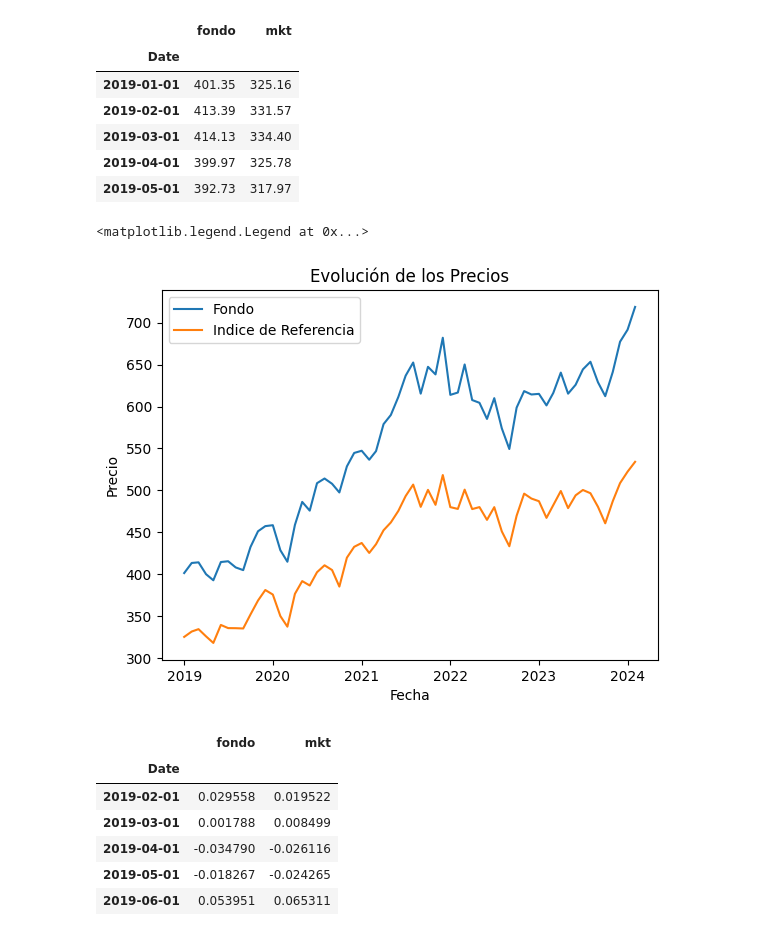
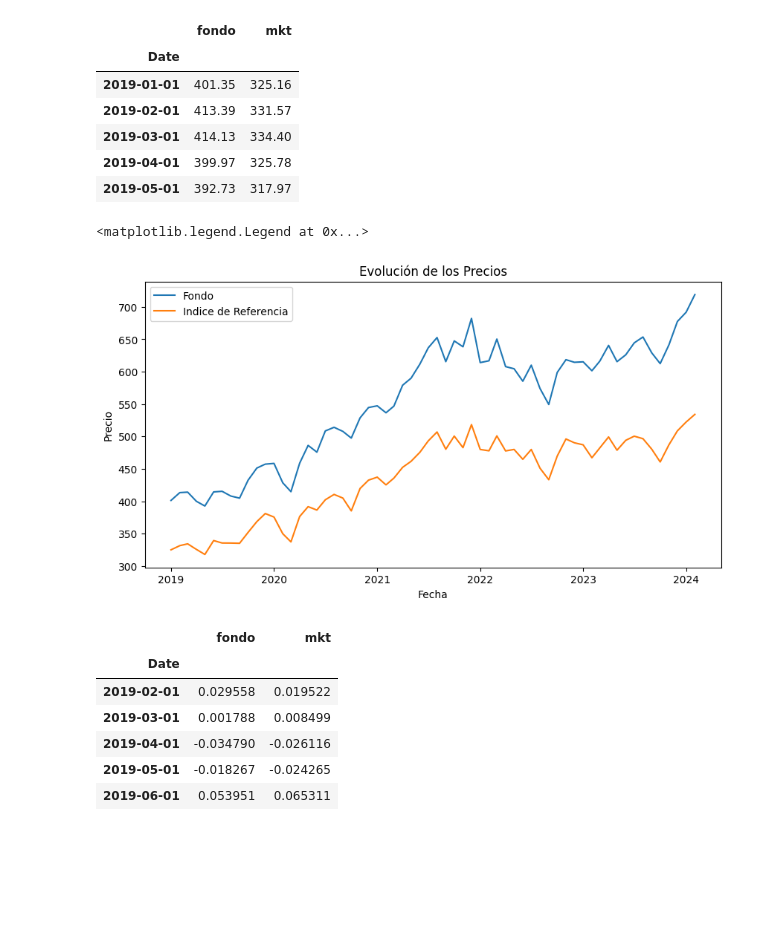
Before and after one commit to diegoo7am/microcredencial-carteras-python-2023_fork, a Jupyter notebook: Practicas/Practica2/Practica2.ipynb, the cells around one changed output. Saved outputs shown, nothing was run; the diff lists cells and outputs as text; code cells hidden in the pictures; blank space fills up the shorter version.

```diff
--- a/Practicas/Practica2/Practica2.ipynb
+++ b/Practicas/Practica2/Practica2.ipynb
@@ -116,15 +116,16 @@ precios.head()
 | 2019-04-01 | 399.97 | 325.78 |
 | 2019-05-01 | 392.73 | 317.97 |
 # %%
+plt.figure(figsize=(10, 5))
 plt.plot(precios.index, precios['fondo'], '-', label='Fondo')
 plt.plot(precios.index, precios['mkt'], '-', label='Indice de Referencia')
 plt.title('Evolución de los Precios')
 plt.xlabel('Fecha')
 plt.ylabel('Precio')
 plt.legend()
 # %% [output]
 <matplotlib.legend.Legend at 0x...>
-[figure, old version]
+[figure, new version]
 # %%
 retornos = np.log(precios).diff().dropna()
 retornos.head()
```
Also changed, not shown: parts of 32 cells of this notebook, 11 other files.
